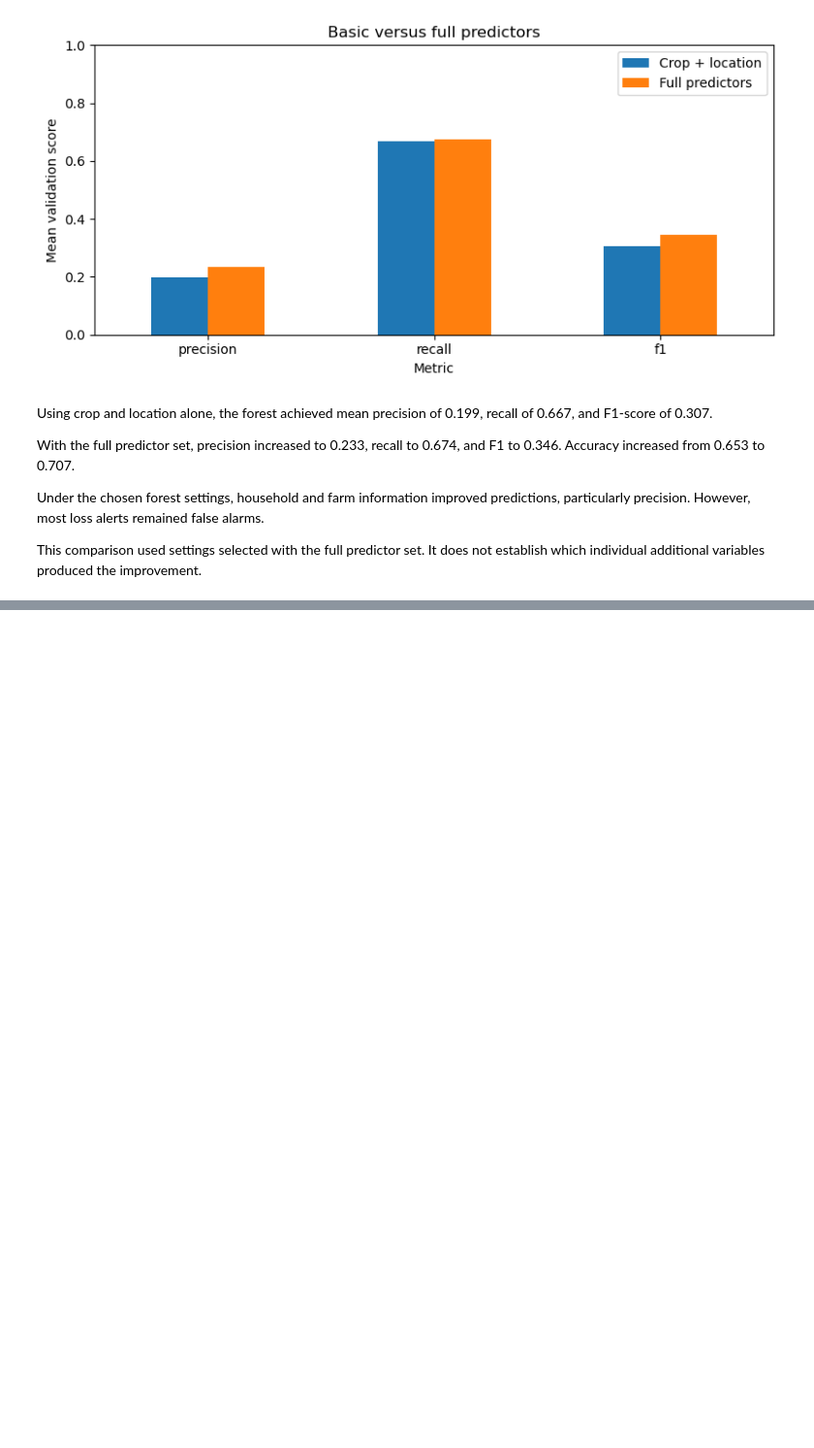
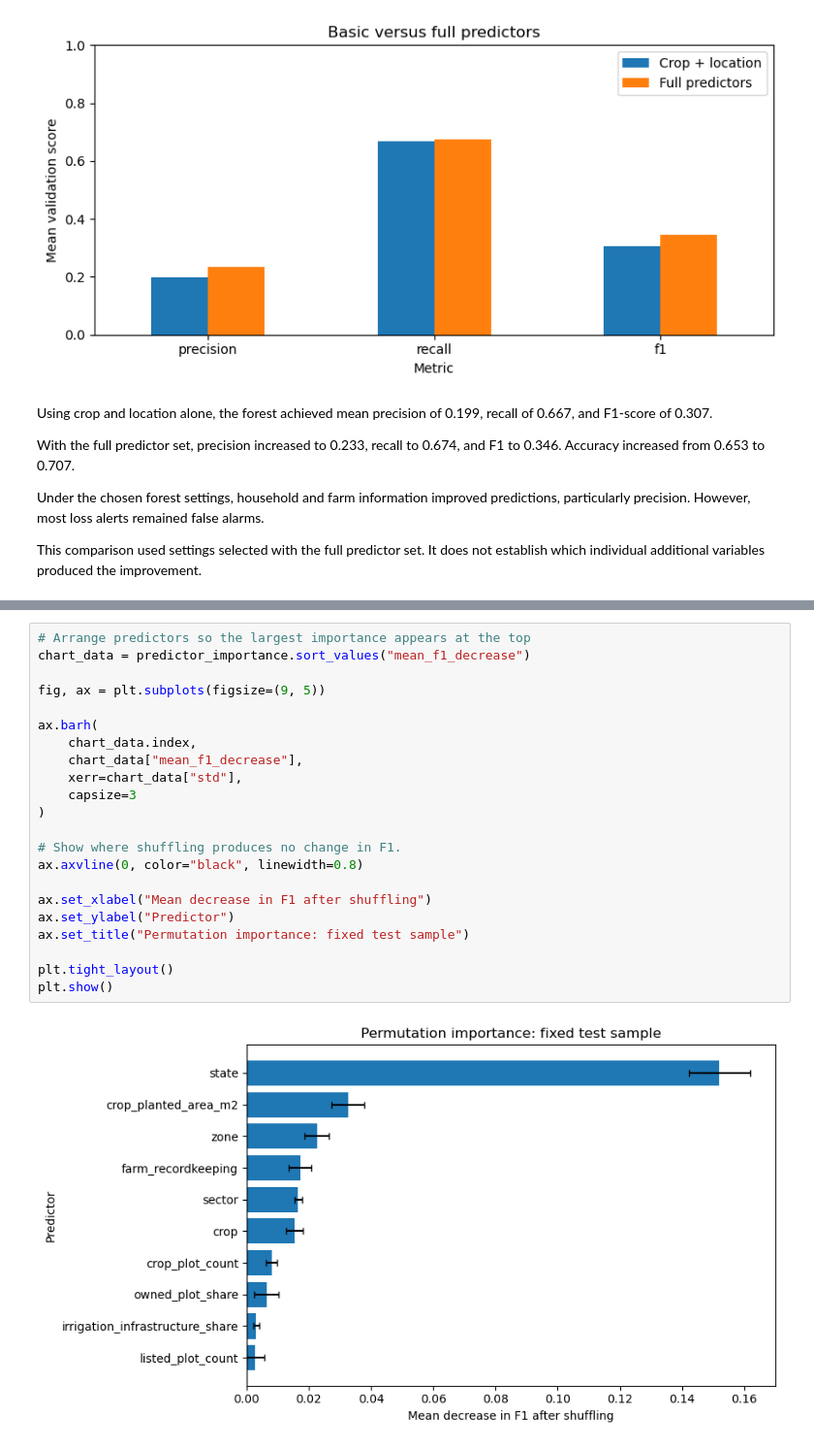
Before and after one commit to Chizycodes/nass-harvest-loss-prediction, a Jupyter notebook: notebooks/03_modelling_evaluation.ipynb, the cells around one changed output, grey strips where cells are left out. Shown at 97% size. Drawn from its saved outputs; the diff is of its cells as text; blank space fills up the shorter version.

```diff
--- a/notebooks/03_modelling_evaluation.ipynb
+++ b/notebooks/03_modelling_evaluation.ipynb
@@ -886,0 +1207,24 @@ Lifecycle stage 5. Compare simple and expanded feature sets, inspect relevant cr
+# %%
+# Arrange predictors so the largest importance appears at the top
+chart_data = predictor_importance.sort_values("mean_f1_decrease")
+
+fig, ax = plt.subplots(figsize=(9, 5))
+
+ax.barh(
+    chart_data.index,
+    chart_data["mean_f1_decrease"],
+    xerr=chart_data["std"],
+    capsize=3
+)
+
+# Show where shuffling produces no change in F1.
+ax.axvline(0, color="black", linewidth=0.8)
+
+ax.set_xlabel("Mean decrease in F1 after shuffling")
+ax.set_ylabel("Predictor")
+ax.set_title("Permutation importance: fixed test sample")
+
+plt.tight_layout()
+plt.show()
+# %% [output]
+[figure, added]
```
Also changed, not shown: parts of 17 cells of this notebook.
